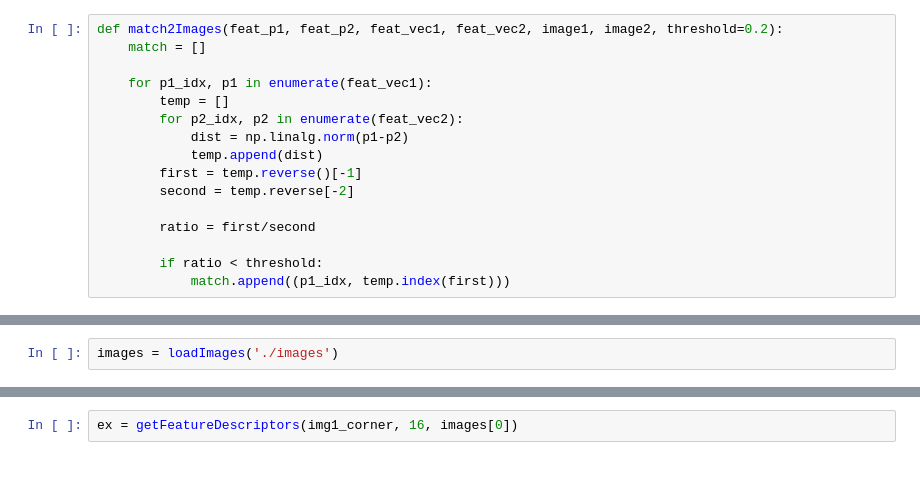
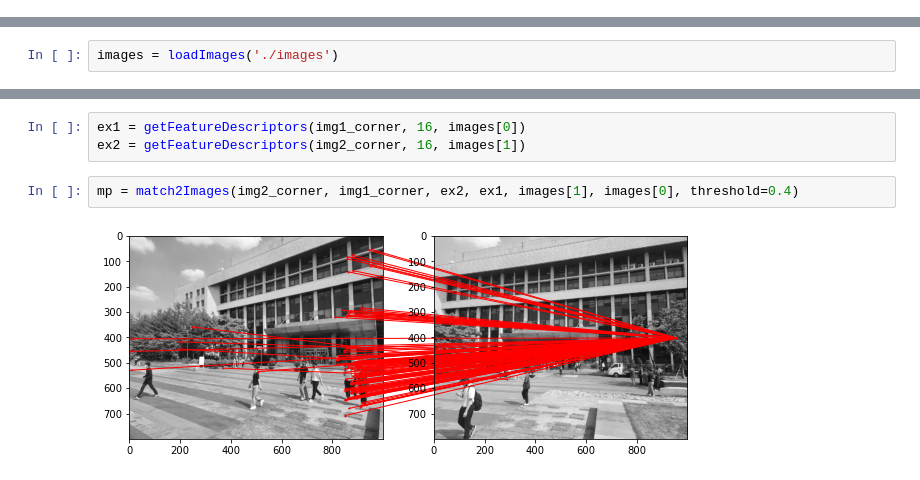
Before and after one commit to 2U1/ComputerVision, a Jupyter notebook: Assignment4/stiching.ipynb, the cells around one changed output, grey strips where cells are left out. Saved outputs shown, nothing was run; the diff lists cells and outputs as text.

Commit message:
Matching algorithm need fix

```diff
--- a/Assignment4/stiching.ipynb
+++ b/Assignment4/stiching.ipynb
@@ -286,19 +286,3 @@ def getFeatureDescriptors(kps, size, image, num_subregion=4):
         descs.append(feature_vec)
 
     return np.array(descs)
-# %%
-def match2Images(feat_p1, feat_p2, feat_vec1, feat_vec2, image1, image2, threshold=0.2):
-    match = []
-
-    for p1_idx, p1 in enumerate(feat_vec1):
-        temp = []
-        for p2_idx, p2 in enumerate(feat_vec2):
-            dist = np.linalg.norm(p1-p2)
-            temp.append(dist)
-        first = temp.reverse()[-1]
-        second = temp.reverse[-2]
-
-        ratio = first/second
-
-        if ratio < threshold:
-            match.append((p1_idx, temp.index(first)))
@@ -311,2 +344,7 @@ img1_corner = getFeaturePoints(images[0])
 # %%
-ex = getFeatureDescriptors(img1_corner, 16, images[0])
+ex1 = getFeatureDescriptors(img1_corner, 16, images[0])
+ex2 = getFeatureDescriptors(img2_corner, 16, images[1])
+# %%
+mp = match2Images(img2_corner, img1_corner, ex2, ex1, images[1], images[0], threshold=0.4)
+# %% [output]
+[figure, added]
```
Also changed, not shown: parts of 2 cells of this notebook.
